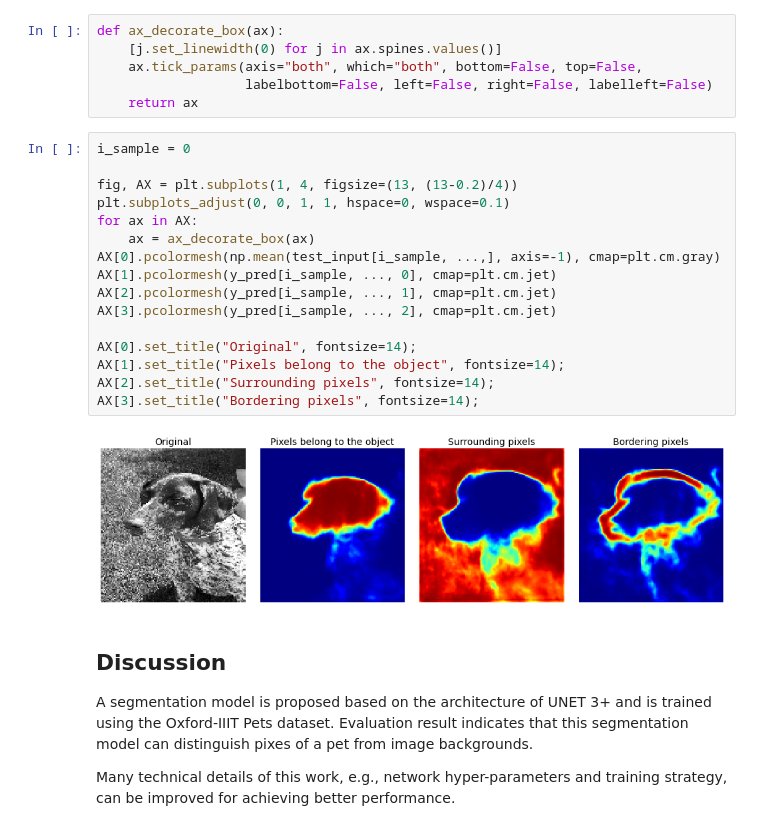
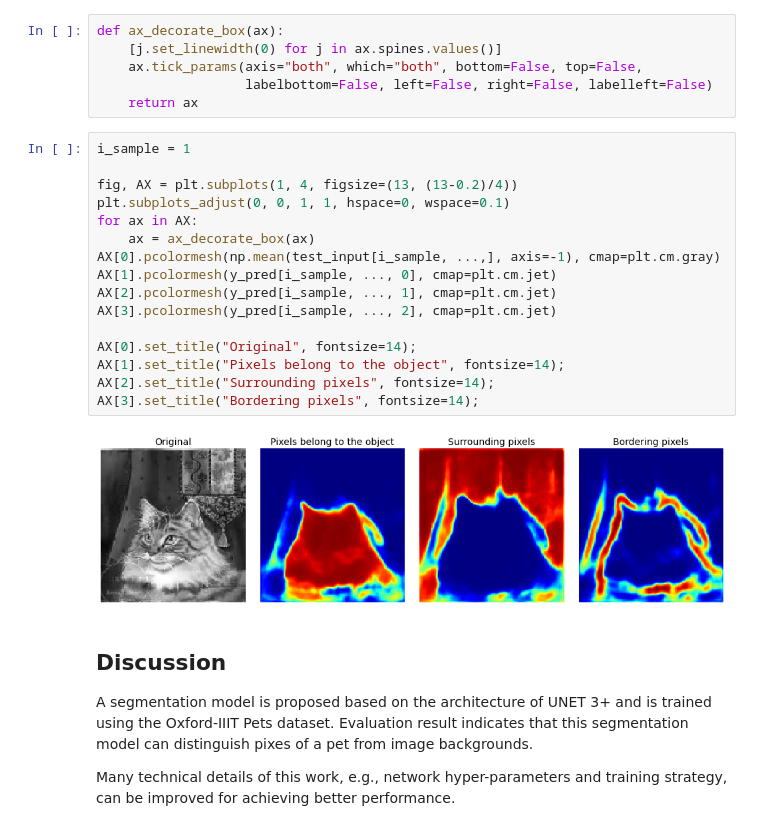
Before and after one commit to yingkaisha/keras-unet-collection, a Jupyter notebook: examples/segmentation_unet-three-plus_oxford-iiit.ipynb, the cells around one changed output. Saved outputs shown, nothing was run; the diff lists cells and outputs as text.

```diff
--- a/examples/segmentation_unet-three-plus_oxford-iiit.ipynb
+++ b/examples/segmentation_unet-three-plus_oxford-iiit.ipynb
@@ -323,23 +316,23 @@ def ax_decorate_box(ax):
                    labelbottom=False, left=False, right=False, labelleft=False)
     return ax
 # %%
-i_sample = 0
+i_sample = 1
 
 fig, AX = plt.subplots(1, 4, figsize=(13, (13-0.2)/4))
 plt.subplots_adjust(0, 0, 1, 1, hspace=0, wspace=0.1)
 for ax in AX:
     ax = ax_decorate_box(ax)
 AX[0].pcolormesh(np.mean(test_input[i_sample, ...,], axis=-1), cmap=plt.cm.gray)
 AX[1].pcolormesh(y_pred[i_sample, ..., 0], cmap=plt.cm.jet)
 AX[2].pcolormesh(y_pred[i_sample, ..., 1], cmap=plt.cm.jet)
 AX[3].pcolormesh(y_pred[i_sample, ..., 2], cmap=plt.cm.jet)
 
 AX[0].set_title("Original", fontsize=14);
 AX[1].set_title("Pixels belong to the object", fontsize=14);
 AX[2].set_title("Surrounding pixels", fontsize=14);
 AX[3].set_title("Bordering pixels", fontsize=14);
 # %% [output]
-[figure, old version]
+[figure, new version]
 # %% [markdown]
 ## Discussion
 
```
Also changed, not shown: parts of 2 cells of this notebook, 10 other files.
